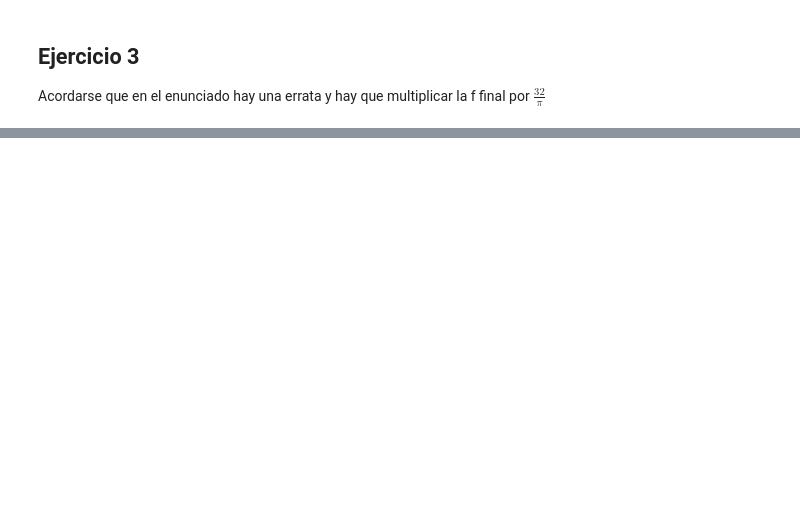
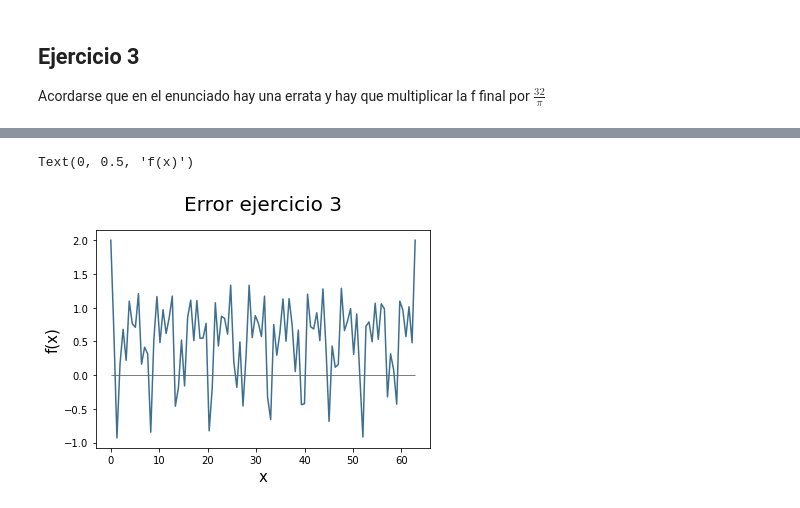
Before and after one commit to OscarGB/MUCD-CN, a Jupyter notebook: Practica 2/Untitled.ipynb, the cells around one changed output, grey strips where cells are left out. Saved outputs shown, nothing was run; the diff lists cells and outputs as text; code cells hidden in the pictures; blank space fills up the shorter version.

```diff
--- a/Practica 2/Untitled.ipynb
+++ b/Practica 2/Untitled.ipynb
@@ -132,0 +110,11 @@ len(C)
+# %%
+values = np.linspace(0., 20.*np.pi, 100)
+
+plt.plot(values, [eval(C,val) - for val in values], color='#3d6f91')
+plt.title("Error ejercicio 3", fontsize=20, pad=20)
+plt.hlines(y=0, xmin = min(values), xmax = max(values), color='k', lw=0.5)
+plt.xlabel('x', fontsize=15)
+plt.ylabel('f(x)', fontsize=15)
+# %% [output]
+Text(0, 0.5, 'f(x)')
+[figure, added]
```
Also changed, not shown: parts of 11 cells of this notebook, 14 other files.
